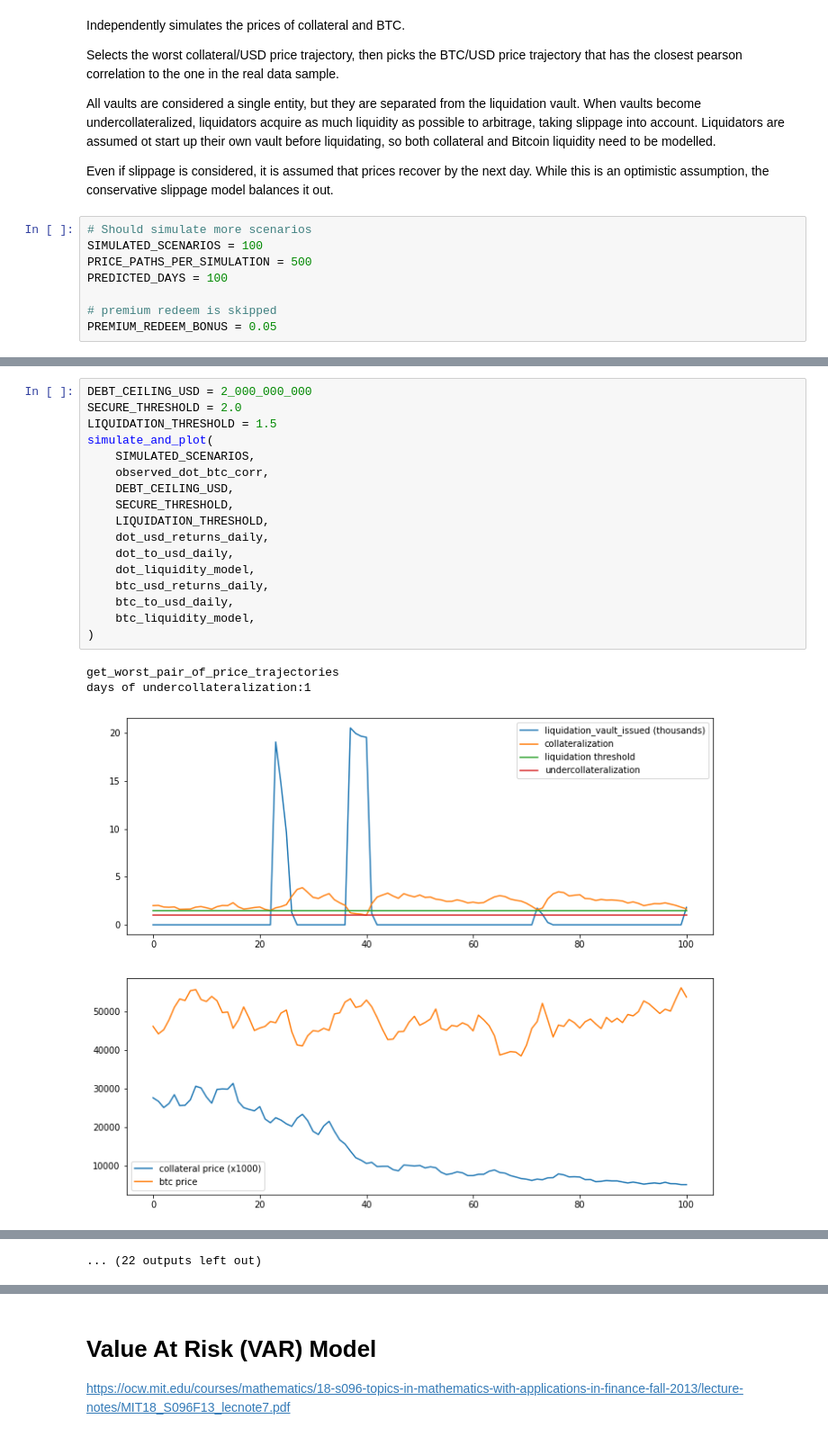
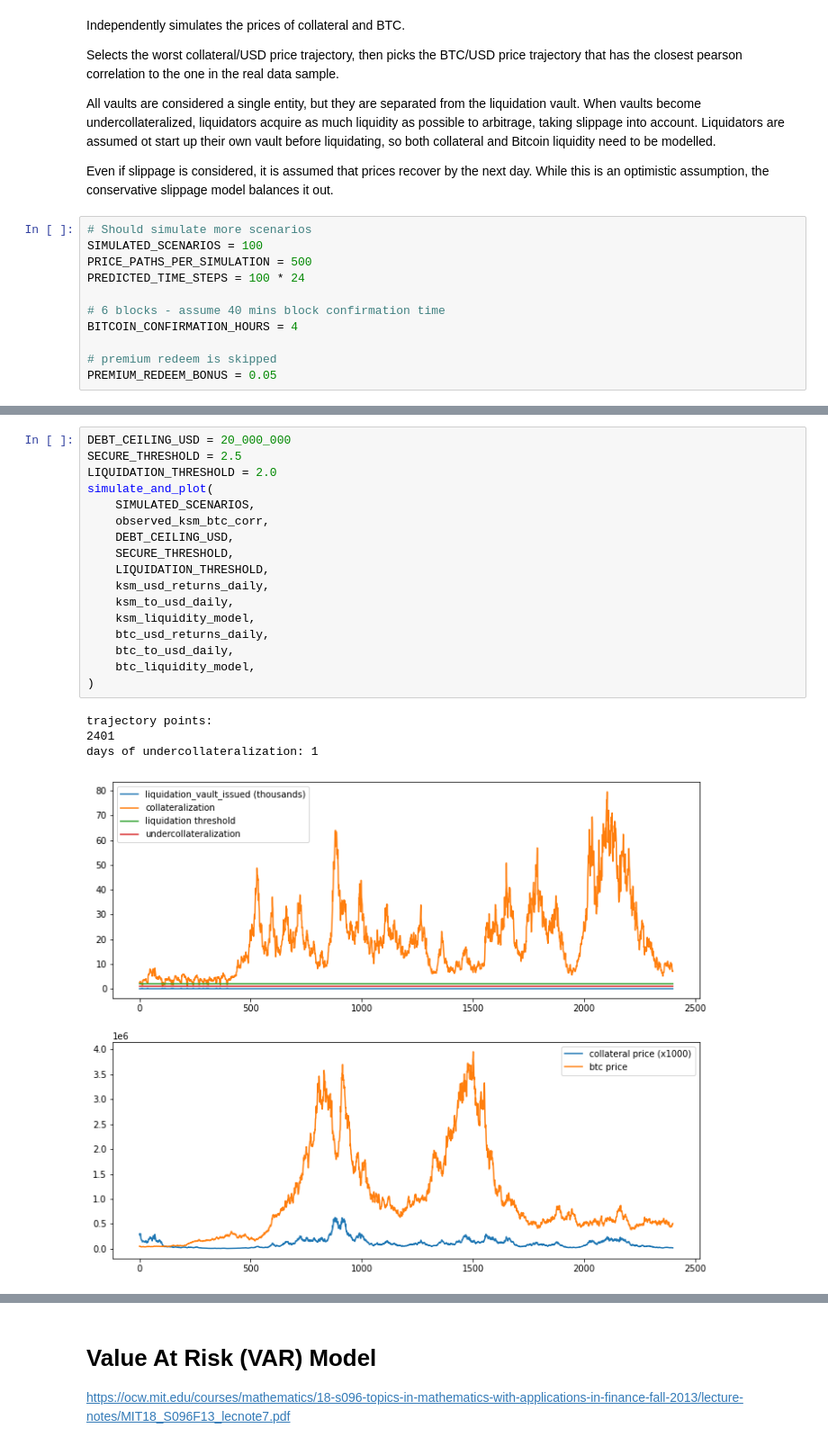
Before and after one commit to interlay/collateralization-analysis, a Jupyter notebook: Kusama Collateral Thresolds.ipynb, the cells around one changed output, grey strips where cells are left out. Shown at 90% size. Drawn from its saved outputs; the diff is of its cells as text.

```diff
--- a/Kusama Collateral Thresolds.ipynb
+++ b/Kusama Collateral Thresolds.ipynb
@@ -435,7 +380,10 @@ Even if slippage is considered, it is assumed that prices recover by the next da
 # Should simulate more scenarios
 SIMULATED_SCENARIOS = 100
 PRICE_PATHS_PER_SIMULATION = 500
-PREDICTED_DAYS = 100
+PREDICTED_TIME_STEPS = 100 * 24
+
+# 6 blocks - assume 40 mins block confirmation time
+BITCOIN_CONFIRMATION_HOURS = 4
 
 # premium redeem is skipped
 PREMIUM_REDEEM_BONUS = 0.05
@@ -869,24 +789,25 @@ days of undercollateralization: 0
 # %%
-DEBT_CEILING_USD = 2_000_000_000
-SECURE_THRESHOLD = 2.0
-LIQUIDATION_THRESHOLD = 1.5
+DEBT_CEILING_USD = 20_000_000
+SECURE_THRESHOLD = 2.5
+LIQUIDATION_THRESHOLD = 2.0
 simulate_and_plot(
     SIMULATED_SCENARIOS,
-    observed_dot_btc_corr,
+    observed_ksm_btc_corr,
     DEBT_CEILING_USD,
     SECURE_THRESHOLD,
     LIQUIDATION_THRESHOLD,
-    dot_usd_returns_daily,
-    dot_to_usd_daily,
-    dot_liquidity_model,
+    ksm_usd_returns_daily,
+    ksm_to_usd_daily,
+    ksm_liquidity_model,
     btc_usd_returns_daily,
     btc_to_usd_daily,
     btc_liquidity_model,
 )
 # %% [output]
-get_worst_pair_of_price_trajectories
-days of undercollateralization:1
+trajectory points:
+2401
+days of undercollateralization: 1
-[figure, old version]
+[figure, new version]
 [interactive output not drawn]
 [interactive output not drawn]
 [interactive output not drawn]
@@ -900 +814,0 @@ days of undercollateralization:1
-... (22 outputs left out)
```
Also changed, not shown: parts of 35 cells of this notebook, 6 other files.
